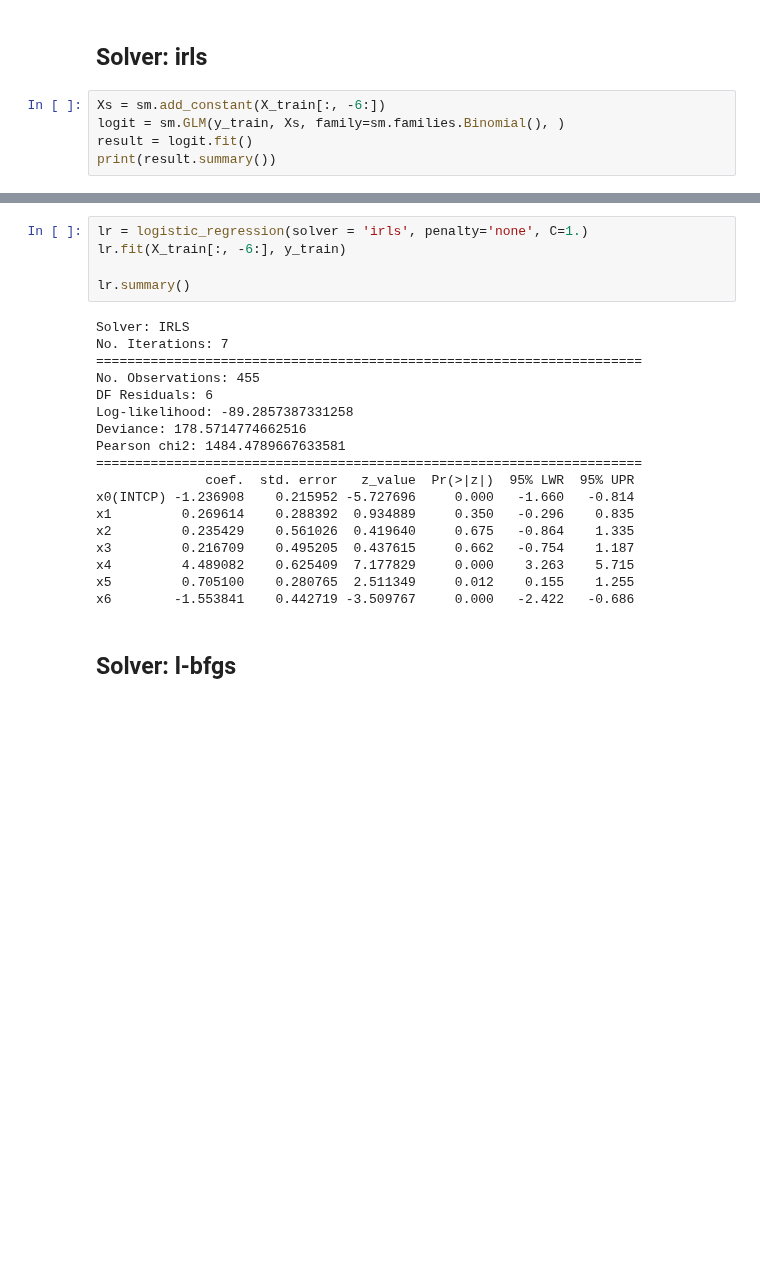
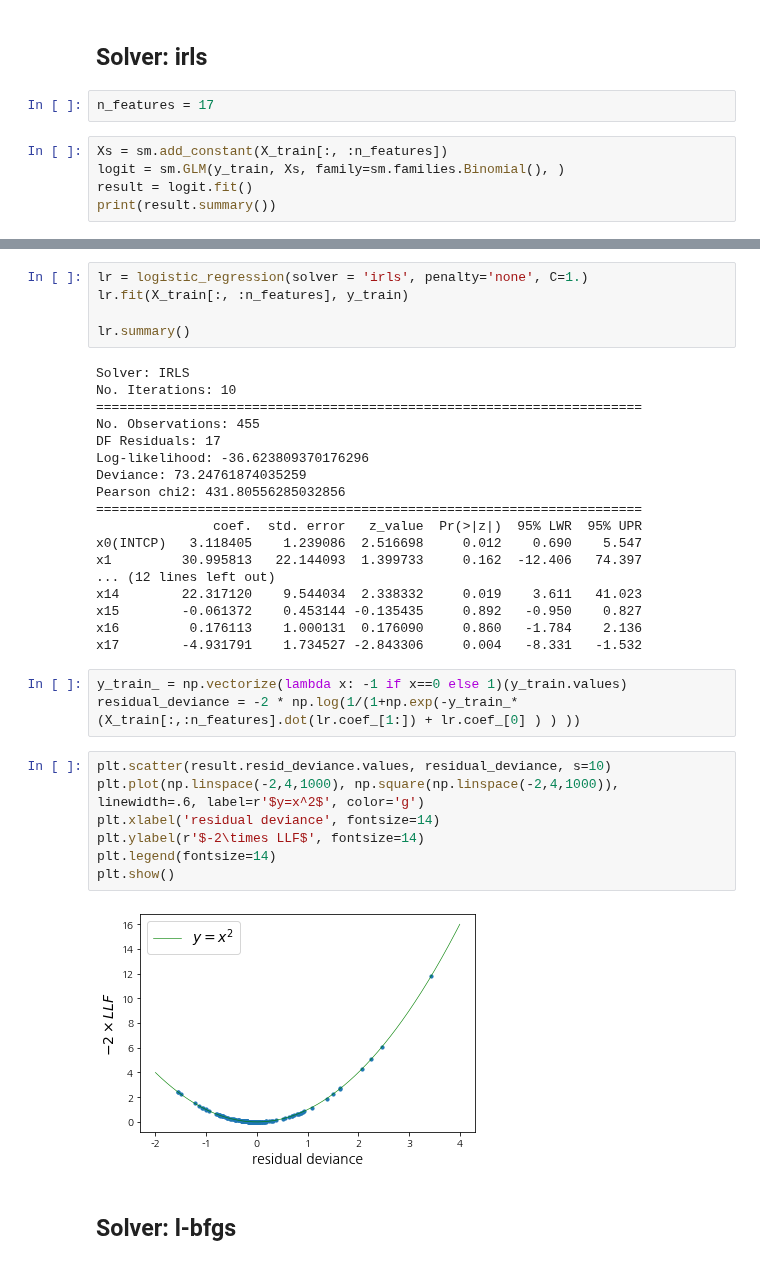
Before and after one commit to ywkim92/Paper-implementation, a Jupyter notebook: Logistic_regression.ipynb, the cells around one changed output, grey strips where cells are left out. Saved outputs shown, nothing was run; the diff lists cells and outputs as text; blank space fills up the shorter version.

Commit message:
docs: Add visualizing between LLF and residual deviance

```diff
--- a/Logistic_regression.ipynb
+++ b/Logistic_regression.ipynb
@@ -184,8 +184,10 @@ X_test = pd.DataFrame(X_test, index = y_test.index, columns = feature_names)
 # Validation for the result of my implementation
 # %% [markdown]
 ## Solver: irls
+# %%
+n_features = 17
 # %%
-Xs = sm.add_constant(X_train[:, -6:])
+Xs = sm.add_constant(X_train[:, :n_features])
 logit = sm.GLM(y_train, Xs, family=sm.families.Binomial(), )
 result = logit.fit()
 print(result.summary())
@@ -209,27 +211,39 @@ x6            -1.5538      0.443     -3.510      0.000      -2.422      -0.686
 ==============================================================================
 # %%
 lr = logistic_regression(solver = 'irls', penalty='none', C=1.)
-lr.fit(X_train[:, -6:], y_train)
+lr.fit(X_train[:, :n_features], y_train)
 
 lr.summary()
 # %% [output]
 Solver: IRLS
-No. Iterations: 7
+No. Iterations: 10
 ======================================================================
 No. Observations: 455
-DF Residuals: 6
-Log-likelihood: -89.2857387331258
-Deviance: 178.5714774662516
-Pearson chi2: 1484.4789667633581
+DF Residuals: 17
+Log-likelihood: -36.623809370176296
+Deviance: 73.24761874035259
+Pearson chi2: 431.80556285032856
 ======================================================================
-              coef.  std. error   z_value  Pr(>|z|)  95% LWR  95% UPR
-x0(INTCP) -1.236908    0.215952 -5.727696     0.000   -1.660   -0.814
-x1         0.269614    0.288392  0.934889     0.350   -0.296    0.835
-x2         0.235429    0.561026  0.419640     0.675   -0.864    1.335
-x3         0.216709    0.495205  0.437615     0.662   -0.754    1.187
-x4         4.489082    0.625409  7.177829     0.000    3.263    5.715
-x5         0.705100    0.280765  2.511349     0.012    0.155    1.255
-x6        -1.553841    0.442719 -3.509767     0.000   -2.422   -0.686
+               coef.  std. error   z_value  Pr(>|z|)  95% LWR  95% UPR
+x0(INTCP)   3.118405    1.239086  2.516698     0.012    0.690    5.547
+x1         30.995813   22.144093  1.399733     0.162  -12.406   74.397
+... (12 lines left out)
+x14        22.317120    9.544034  2.338332     0.019    3.611   41.023
+x15        -0.061372    0.453144 -0.135435     0.892   -0.950    0.827
+x16         0.176113    1.000131  0.176090     0.860   -1.784    2.136
+x17        -4.931791    1.734527 -2.843306     0.004   -8.331   -1.532
+# %%
+y_train_ = np.vectorize(lambda x: -1 if x==0 else 1)(y_train.values)
+residual_deviance = -2 * np.log(1/(1+np.exp(-y_train_* (X_train[:,:n_features].dot(lr.coef_[1:]) + lr.coef_[0] ) ) ))
+# %%
+plt.scatter(result.resid_deviance.values, residual_deviance, s=10)
+plt.plot(np.linspace(-2,4,1000), np.square(np.linspace(-2,4,1000)), linewidth=.6, label=r'$y=x^2$', color='g')
+plt.xlabel('residual deviance', fontsize=14)
+plt.ylabel(r'$-2\times LLF$', fontsize=14)
+plt.legend(fontsize=14)
+plt.show()
+# %% [output]
+[figure, added]
 # %% [markdown]
 ## Solver: l-bfgs
 # %%
```
Also changed, not shown: parts of 1 cell of this notebook.
